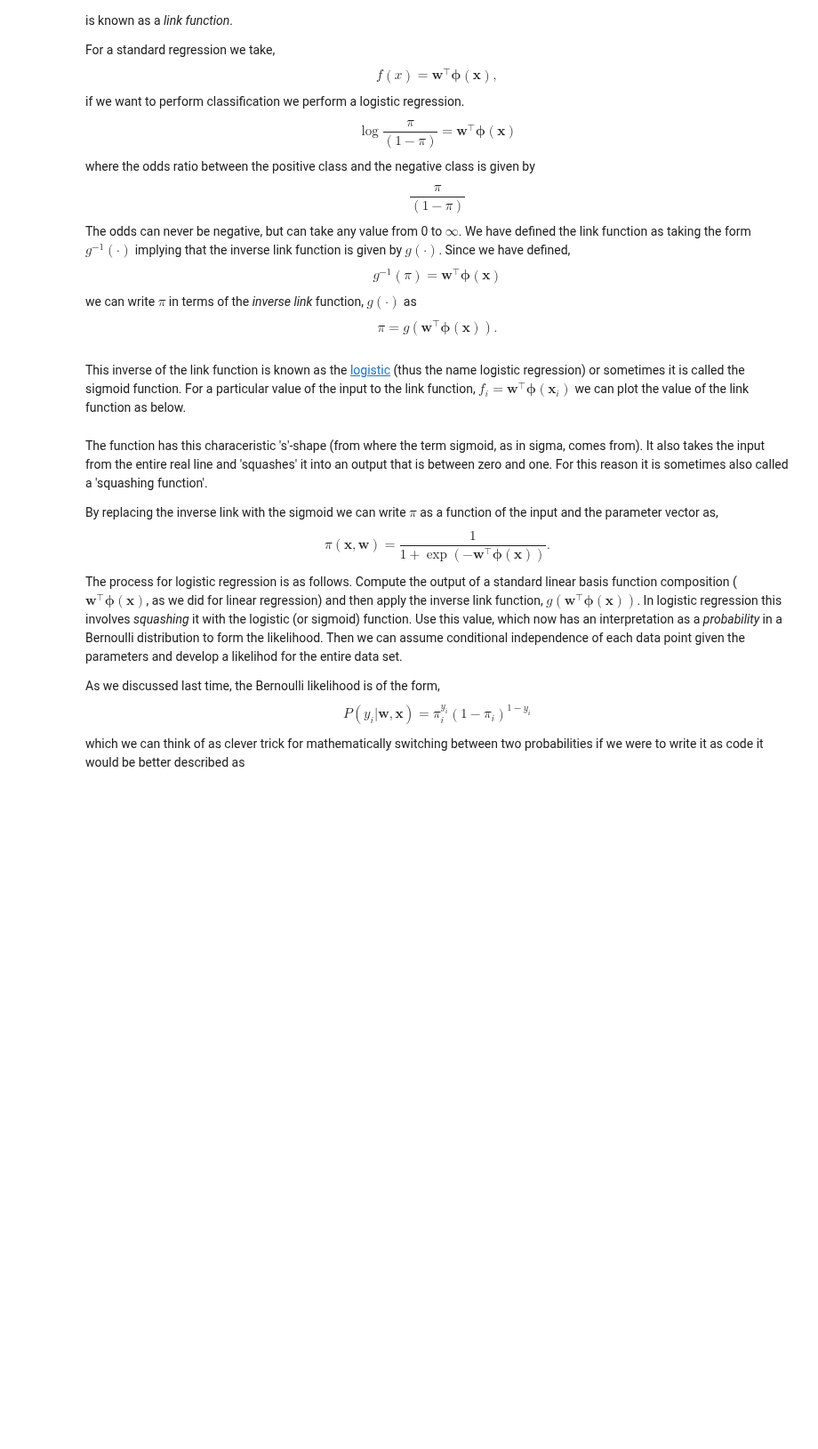
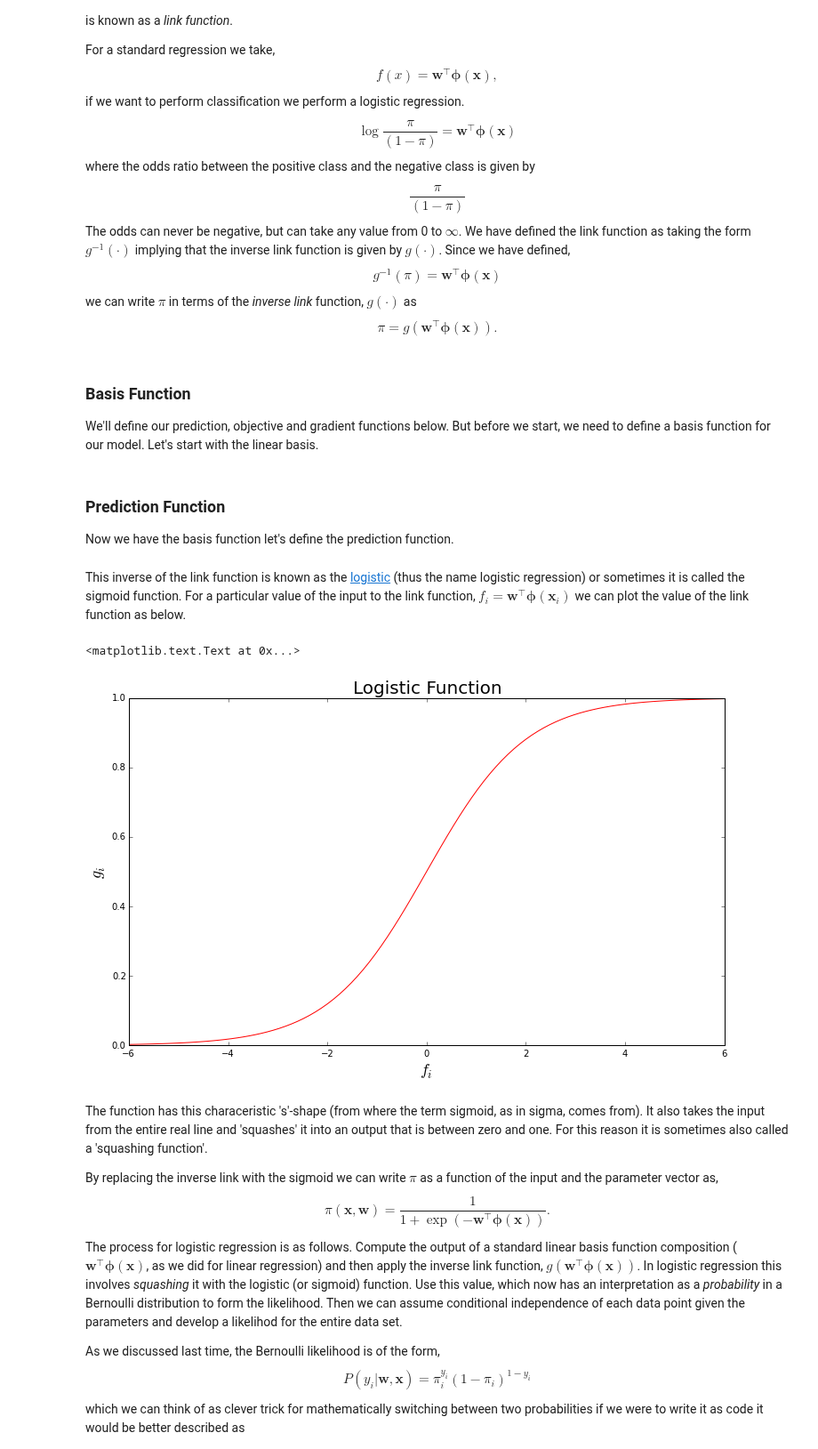
Before and after one commit to lawrennd/mlai2015, a Jupyter notebook: week10.ipynb, the cells around one changed output. Shown at 89% size. Drawn from its saved outputs; the diff is of its cells as text; code cells hidden in the pictures; blank space fills up the shorter version.

```diff
--- a/week10.ipynb
+++ b/week10.ipynb
@@ -43,3 +45,7 @@ we can write $\pi$ in terms of the *inverse link* function, $g(\cdot)$ as
 $$
 \pi = g(\mathbf{w}^\top \boldsymbol{\phi}(\mathbf{x})).
 $$
+# %% [markdown]
+### Basis Function
+
+We'll define our prediction, objective and gradient functions below. But before we start, we need to define a basis function for our model. Let's start with the linear basis.
@@ -46,3 +56,7 @@ $$
+# %% [markdown]
+### Prediction Function
+
+Now we have the basis function let's define the prediction function.
 # %%
 def predict(w, x, basis=linear, **kwargs):
     "Generates the prediction function and the basis matrix."
@@ -52,15 +66,16 @@ def predict(w, x, basis=linear, **kwargs):
 # %% [markdown]
 This inverse of the link function is known as the [logistic](http://en.wikipedia.org/wiki/Logistic_function) (thus the name logistic regression) or sometimes it is called the sigmoid function. For a particular value of the input to the link function, $f_i = \mathbf{w}^\top \boldsymbol{\phi}(\mathbf{x}_i)$ we can plot the value of the link function as below.
 # %%
-import numpy as np
+fig, ax = plt.subplots(figsize=(12, 7))
 f = np.linspace(-6, 6, 100)
 g = 1/(1+np.exp(-f))
-import matplotlib.pyplot as plt
-%matplotlib inline
-plt.plot(f, g, 'r-')
-plt.title('Logistic Function')
-plt.xlabel('$f_i$')
-plt.ylabel('$g_i$')
+ax.plot(f, g, 'r-')
+ax.set_title('Logistic Function', fontsize=20)
+ax.set_xlabel('$f_i$', fontsize=18)
+ax.set_ylabel('$g_i$', fontsize=18)
+# %% [output]
+<matplotlib.text.Text at 0x...>
+[figure, added]
 # %% [markdown]
 The function has this characeristic 's'-shape (from where the term sigmoid, as in sigma, comes from). It also takes the input from the entire real line and 'squashes' it into an output that is between zero and one. For this reason it is sometimes also called a 'squashing function'.
 
```
Also changed, not shown: parts of 16 cells of this notebook, 2 other files.
